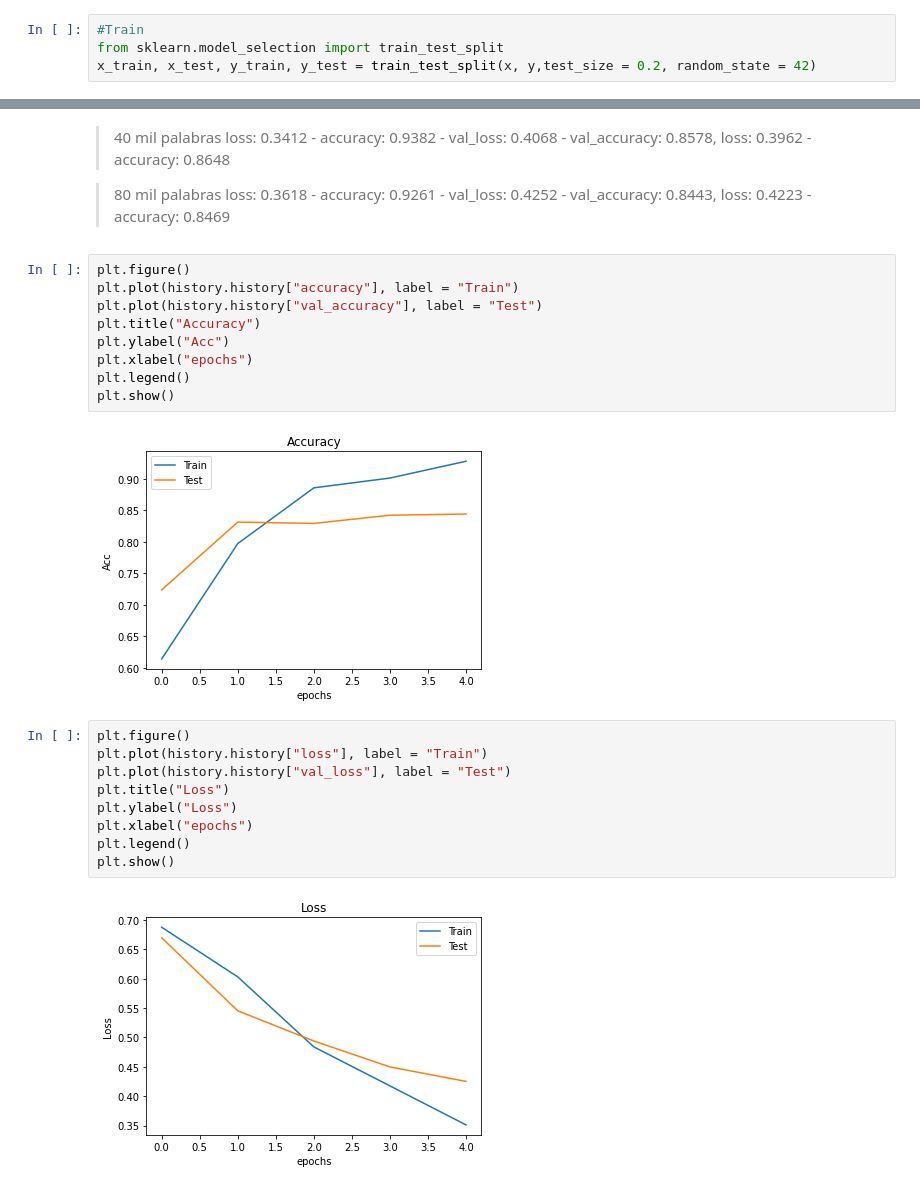
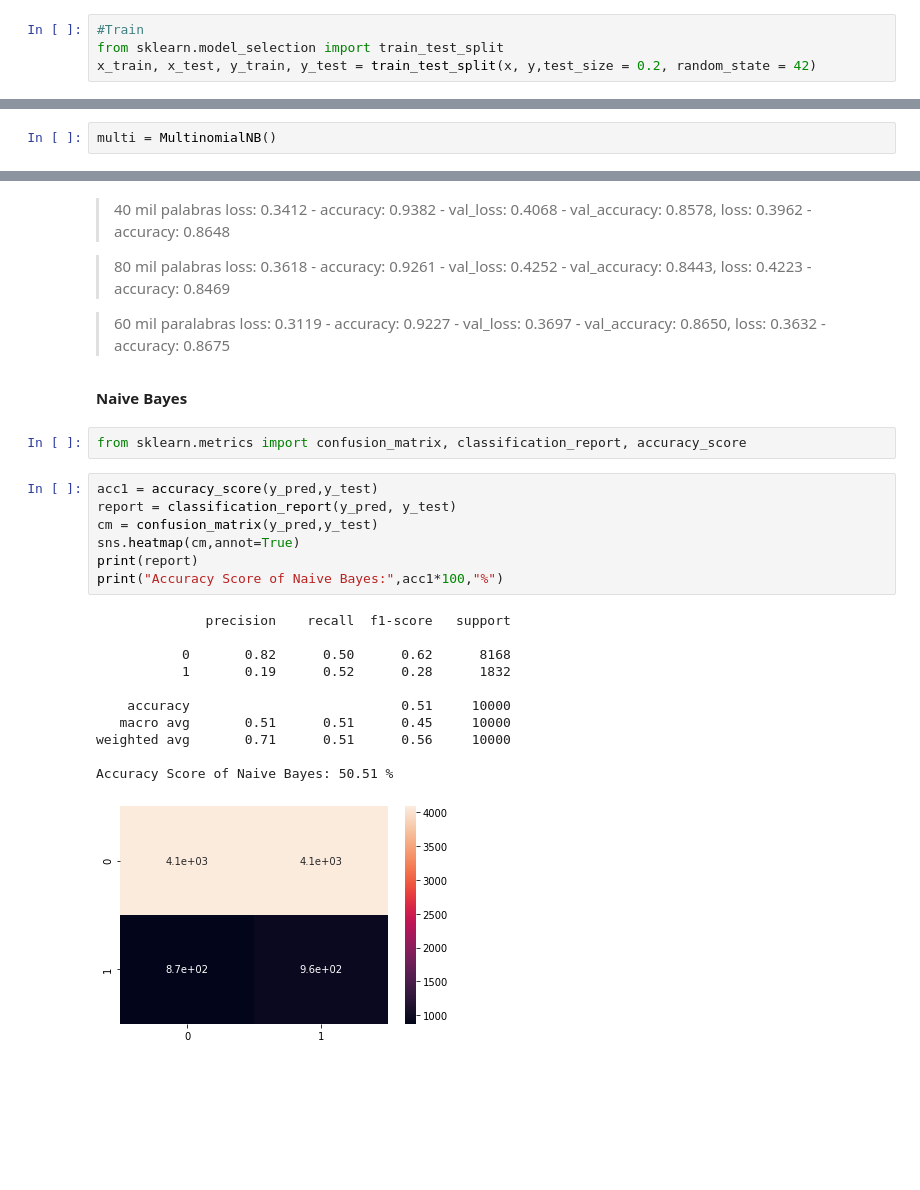
Before and after one commit to javivi235/SentimentAnalysis, a Jupyter notebook: Proyecto_FInal.ipynb, the cells around one changed output, grey strips where cells are left out. Cells and saved outputs as stored; diff of their text form; blank space fills up the shorter version.

```diff
--- a/Proyecto_FInal.ipynb
+++ b/Proyecto_FInal.ipynb
@@ -512,0 +564,2 @@ Epoch 5/5
+# %%
+multi = MultinomialNB()
@@ -520,25 +632,29 @@ result = model.evaluate(x_test, y_test)
 > 40 mil palabras loss: 0.3412 - accuracy: 0.9382 - val_loss: 0.4068 - val_accuracy: 0.8578, loss: 0.3962 - accuracy: 0.8648
 
 > 80 mil palabras loss: 0.3618 - accuracy: 0.9261 - val_loss: 0.4252 - val_accuracy: 0.8443, loss: 0.4223 - accuracy: 0.8469
+
+
+> 60 mil paralabras loss: 0.3119 - accuracy: 0.9227 - val_loss: 0.3697 - val_accuracy: 0.8650, loss: 0.3632 - accuracy: 0.8675
-# %%
-plt.figure()
-plt.plot(history.history["accuracy"], label = "Train")
-plt.plot(history.history["val_accuracy"], label = "Test")
-plt.title("Accuracy")
-plt.ylabel("Acc")
-plt.xlabel("epochs")
-plt.legend()
-plt.show()
-# %% [output]
-[figure, removed]
-# %%
-plt.figure()
-plt.plot(history.history["loss"], label = "Train")
-plt.plot(history.history["val_loss"], label = "Test")
-plt.title("Loss")
-plt.ylabel("Loss")
-plt.xlabel("epochs")
-plt.legend()
-plt.show()
-# %% [output]
-[figure, removed]
+# %% [markdown]
+**Naive Bayes**
+# %%
+from sklearn.metrics import confusion_matrix, classification_report, accuracy_score
+# %%
+acc1 = accuracy_score(y_pred,y_test)
+report = classification_report(y_pred, y_test)
+cm = confusion_matrix(y_pred,y_test)
+sns.heatmap(cm,annot=True)
+print(report)
+print("Accuracy Score of Naive Bayes:",acc1*100,"%")
+# %% [output]
+              precision    recall  f1-score   support
+
+           0       0.82      0.50      0.62      8168
+           1       0.19      0.52      0.28      1832
+
+    accuracy                           0.51     10000
+   macro avg       0.51      0.51      0.45     10000
+weighted avg       0.71      0.51      0.56     10000
+
+Accuracy Score of Naive Bayes: 50.51 %
+[figure, added]
```
Also changed, not shown: parts of 47 cells of this notebook.
